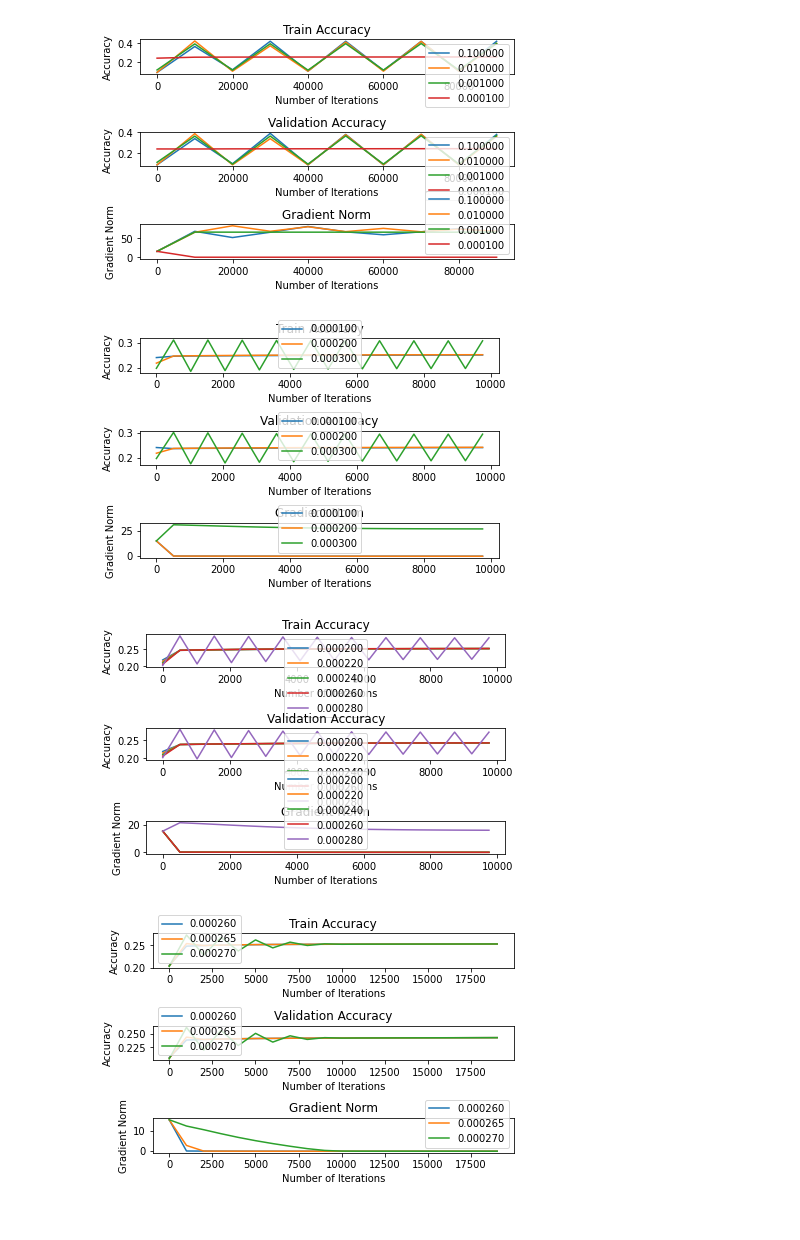
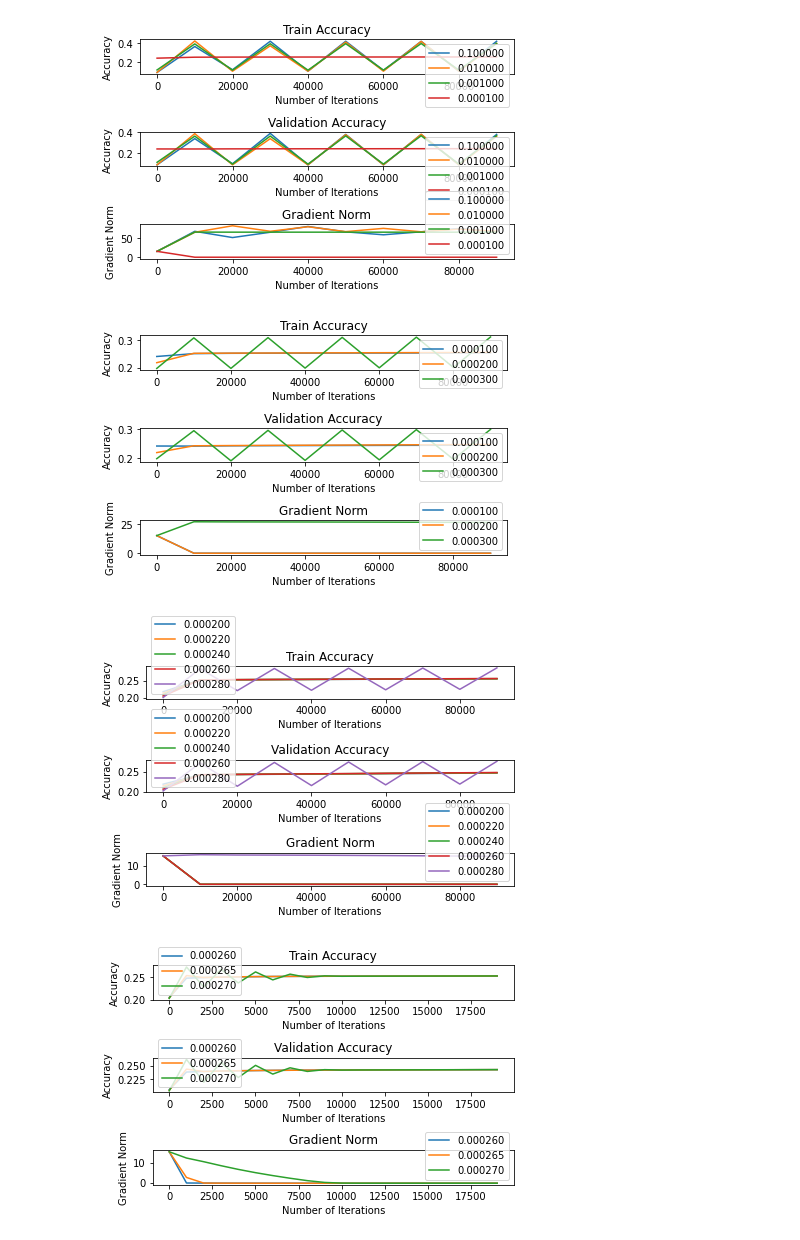
Before and after one commit to chrismartel/COMP551, a Jupyter notebook: projects/p2/diabetes.ipynb, the cells around one changed output. Saved outputs shown, nothing was run; the diff lists cells and outputs as text; code cells hidden in the pictures.

```diff
--- a/projects/p2/diabetes.ipynb
+++ b/projects/p2/diabetes.ipynb
@@ -164,16 +164,16 @@ gd_hypertuning_plots(lr_range, max_iters_range, x_train, y_train, x_val, y_val,
 [figure]
 # %%
 lr_range = np.array([0.0001, 0.0002, 0.0003])
-max_iters_range = np.arange(1,10000,513)
+max_iters_range = np.arange(1,100000,10001)
 gd_hypertuning_plots(lr_range, max_iters_range, x_train, y_train, x_val, y_val, reg_type='logistic')
 # %% [output]
-[figure, old version]
+[figure, new version]
 # %%
 lr_range = np.array([0.0002, 0.00022, 0.00024, 0.00026,0.00028])
-max_iters_range = np.arange(1,10000,513)
+max_iters_range = np.arange(1,100000,10001)
 gd_hypertuning_plots(lr_range, max_iters_range, x_train, y_train, x_val, y_val, reg_type='logistic')
 # %% [output]
-[figure, old version]
+[figure, new version]
 # %%
 lr_range = np.array([0.00026,0.000265, 0.00027])
 max_iters_range = np.arange(1,20000,1001)
```
Also changed, not shown: parts of 2 cells of this notebook.
